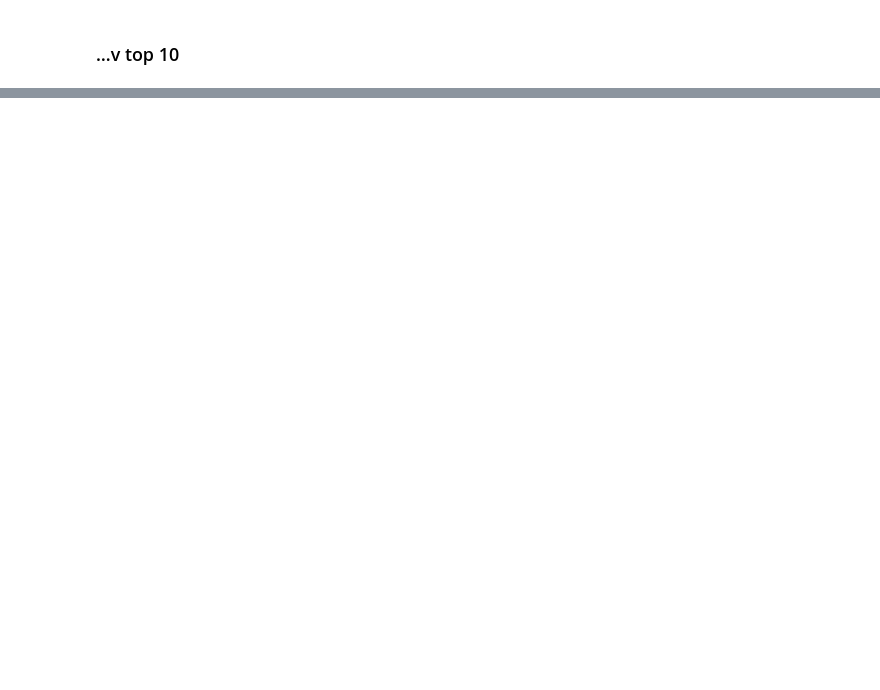
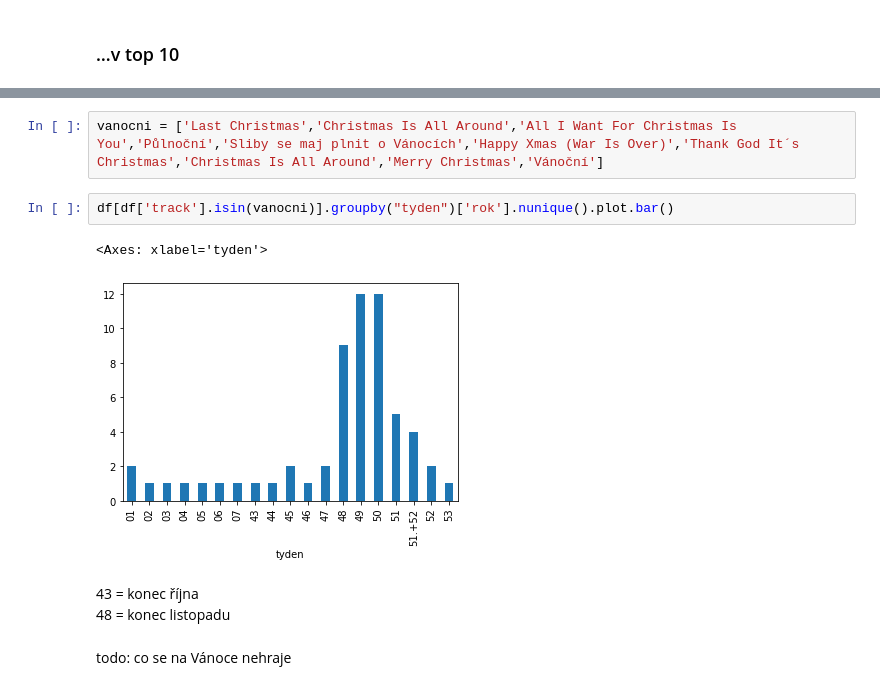
Before and after one commit to DataRozhlas/hitparady, a Jupyter notebook: 100 explorace CZ - RADIO - TOP 100.ipynb, the cells around one changed output, grey strips where cells are left out. Drawn from its saved outputs; the diff is of its cells as text; blank space fills up the shorter version.

```diff
--- a/100 explorace CZ - RADIO - TOP 100.ipynb
+++ b/100 explorace CZ - RADIO - TOP 100.ipynb
@@ -89,0 +155,12 @@ Name: track, dtype: int64
+# %%
+vanocni = ['Last Christmas','Christmas Is All Around','All I Want For Christmas Is You','Půlnoční','Sliby se maj plnit o Vánocích','Happy Xmas (War Is Over)','Thank God It´s Christmas','Christmas Is All Around','Merry Christmas','Vánoční']
+# %%
+df[df['track'].isin(vanocni)].groupby("tyden")['rok'].nunique().plot.bar()
+# %% [output]
+<Axes: xlabel='tyden'>
+[figure, added]
+# %% [markdown]
+43 = konec října
+48 = konec listopadu
+# %% [markdown]
+todo: co se na Vánoce nehraje
```
Also changed, not shown: parts of 14 cells of this notebook, 27 other files.
